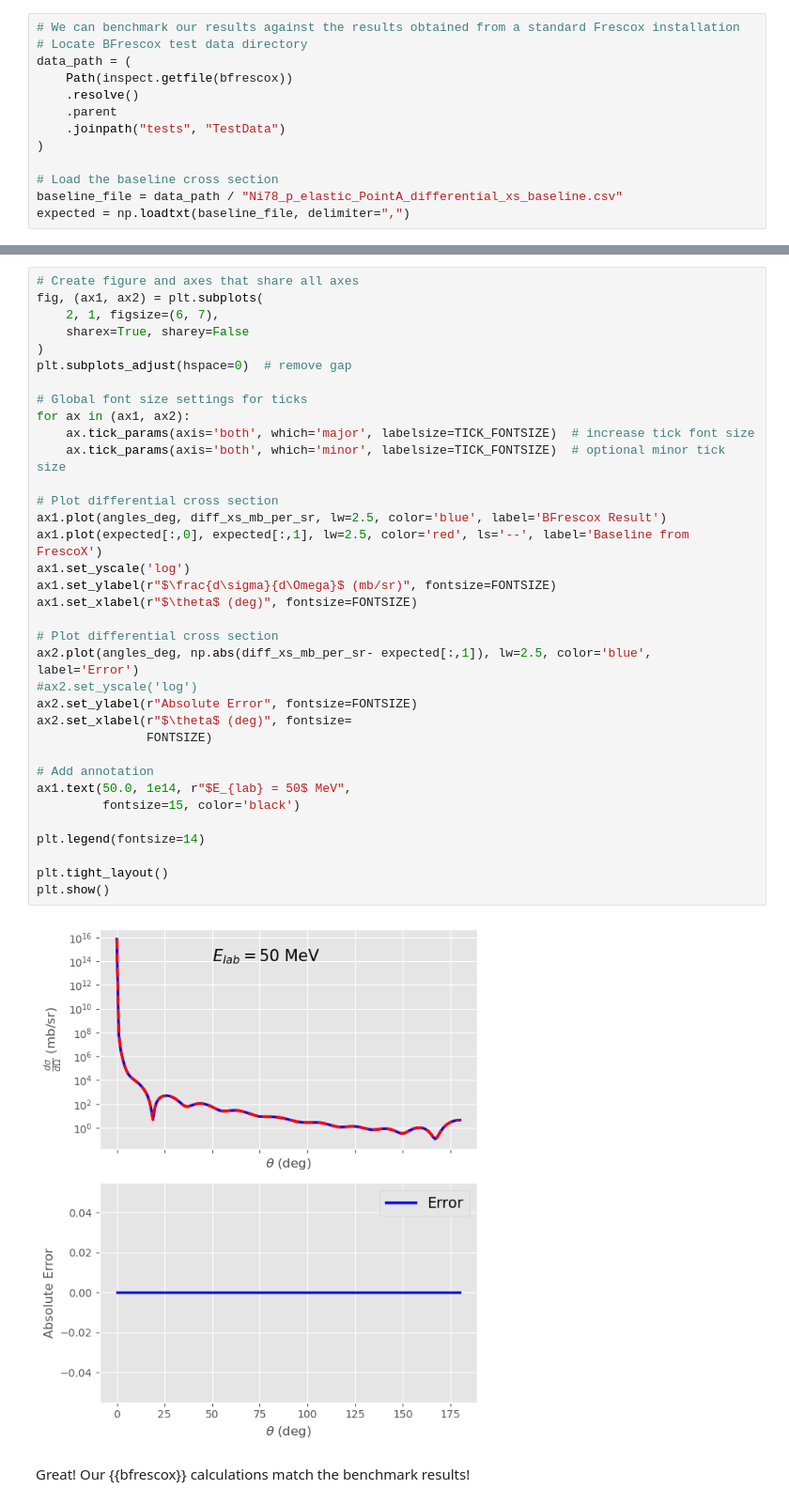
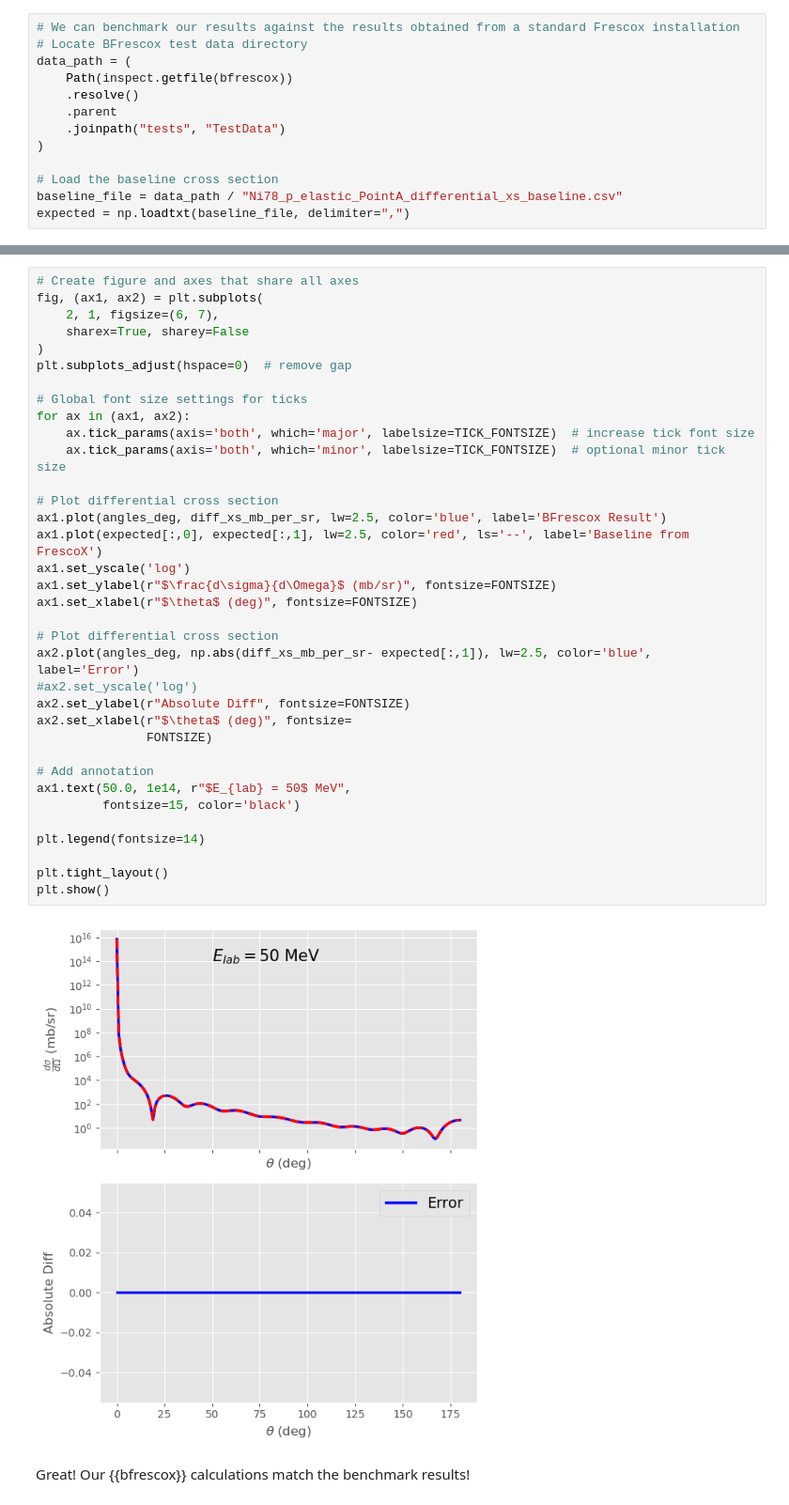
Before and after one commit to bandframework/Bfrescox, a Jupyter notebook: book/notebooks/elastic_from_template_example.ipynb, the cells around one changed output, grey strips where cells are left out. Shown at 94% size. Cells and saved outputs as stored; diff of their text form.

```diff
--- a/book/notebooks/elastic_from_template_example.ipynb
+++ b/book/notebooks/elastic_from_template_example.ipynb
@@ -282,35 +284,35 @@ fig, (ax1, ax2) = plt.subplots(
 )
 plt.subplots_adjust(hspace=0)  # remove gap
 
 # Global font size settings for ticks
 for ax in (ax1, ax2):
     ax.tick_params(axis='both', which='major', labelsize=TICK_FONTSIZE)  # increase tick font size
     ax.tick_params(axis='both', which='minor', labelsize=TICK_FONTSIZE)  # optional minor tick size
 
 # Plot differential cross section
 ax1.plot(angles_deg, diff_xs_mb_per_sr, lw=2.5, color='blue', label='BFrescox Result')
 ax1.plot(expected[:,0], expected[:,1], lw=2.5, color='red', ls='--', label='Baseline from FrescoX')
 ax1.set_yscale('log')
 ax1.set_ylabel(r"$\frac{d\sigma}{d\Omega}$ (mb/sr)", fontsize=FONTSIZE)
 ax1.set_xlabel(r"$\theta$ (deg)", fontsize=FONTSIZE)
 
 # Plot differential cross section
 ax2.plot(angles_deg, np.abs(diff_xs_mb_per_sr- expected[:,1]), lw=2.5, color='blue', label='Error')
 #ax2.set_yscale('log')
-ax2.set_ylabel(r"Absolute Error", fontsize=FONTSIZE)
+ax2.set_ylabel(r"Absolute Diff", fontsize=FONTSIZE)
 ax2.set_xlabel(r"$\theta$ (deg)", fontsize=
                FONTSIZE)
 
 # Add annotation
 ax1.text(50.0, 1e14, r"$E_{lab} = 50$ MeV",
          fontsize=15, color='black')
 
 plt.legend(fontsize=14)
 
 plt.tight_layout()
 plt.show()
 # %% [output]
-[figure, old version]
+[figure, new version]
 # %% [markdown]
 Great! Our {{bfrescox}} calculations match the benchmark results!
 # %% [markdown]
```
Also changed, not shown: parts of 2 cells of this notebook, 3 other files.
